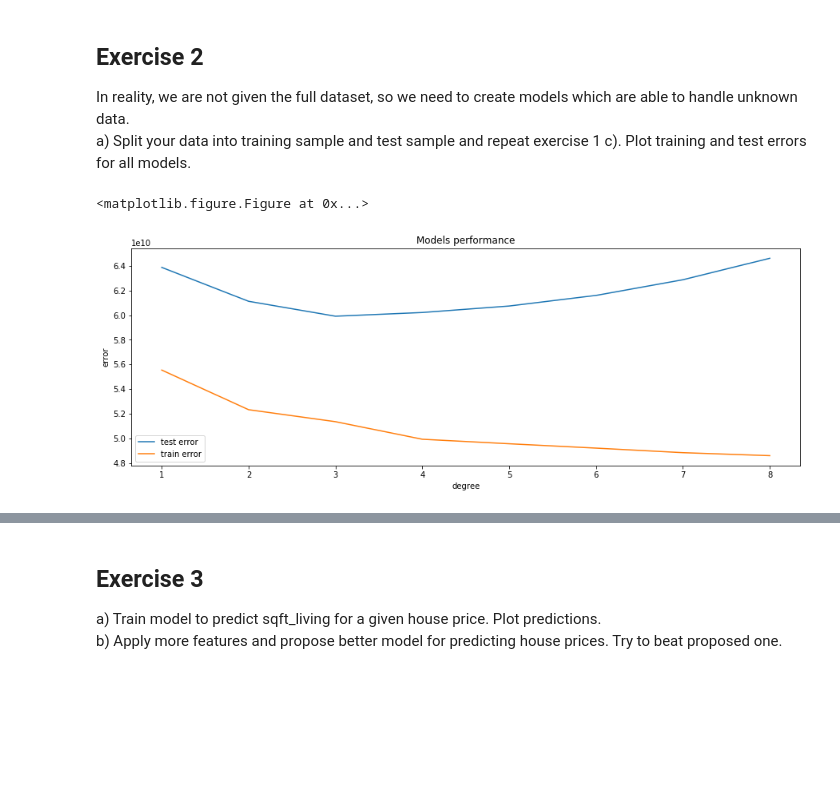
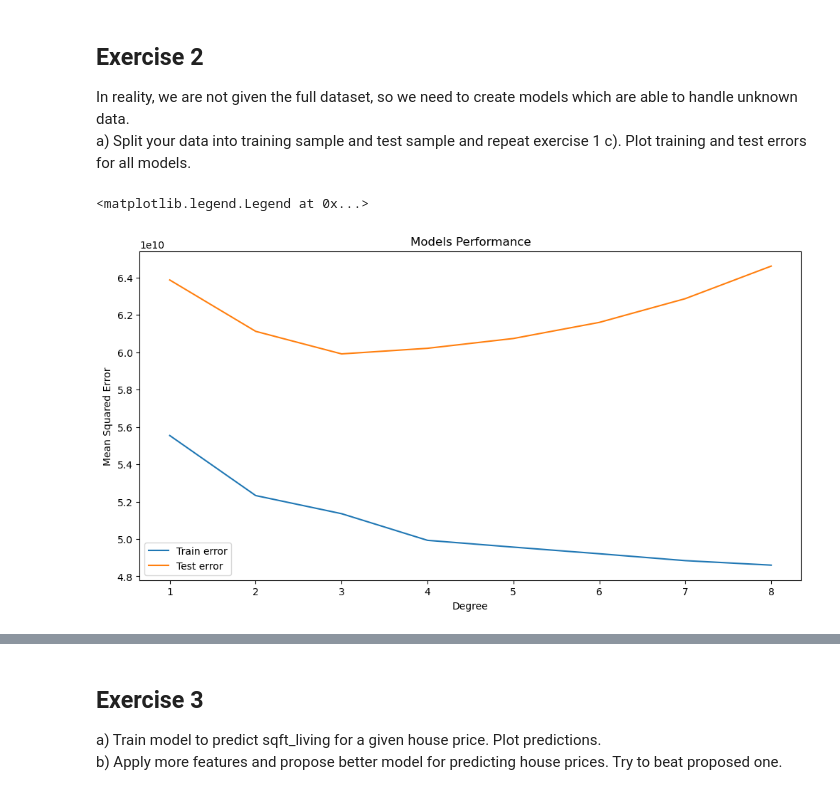
Before and after one commit to Mateoo18/Data_Science, a Jupyter notebook: Exercise_2/Assignment_2_without_code.ipynb, the cells around one changed output, grey strips where cells are left out. Saved outputs shown, nothing was run; the diff lists cells and outputs as text; code cells hidden in the pictures; blank space fills up the shorter version.

```diff
--- a/Exercise_2/Assignment_2_without_code.ipynb
+++ b/Exercise_2/Assignment_2_without_code.ipynb
@@ -76,14 +102,27 @@ plt.plot(degree,mean)
 ## Exercise 2
 In reality, we are not given the full dataset, so we need to create models which are able to handle unknown data.
 a) Split your data into training sample and test sample and repeat exercise 1 c). Plot training and test errors for all models.
-# %%
-#a)
-
-for order in range(1,9):
-
-    X_train, X_test, y_train, y_test = train_test_split(X_order, y, test_size=0.3, random_state=44)
-
-    ...
-# %% [output]
-<matplotlib.figure.Figure at 0x...>
-[figure, removed]
+# %%
+#a)
+mean_train=[]
+mean_test=[]
+for order in range(1,9):
+    poly=PolynomialFeatures(order, include_bias=False)
+    X_order = poly.fit_transform(x)
+    X_train, X_test, y_train, y_test = train_test_split(X_order, y, test_size=0.3, random_state=44)
+    model = LinearRegression()
+    model.fit(X_train, y_train)
+    y_pred_train = model.predict(X_train)
+    y_pred_test=model.predict(X_test)
+    mean_train.append(mean_squared_error(y_train, y_pred_train))
+    mean_test.append(mean_squared_error(y_test, y_pred_test))
+plt.figure(figsize = (12,6))
+plt.xlabel('Degree')
+plt.ylabel('Mean Squared Error')
+plt.plot(degree,mean_train,label="Train error")
+plt.plot(degree,mean_test,label="Test error")
+plt.title("Models Performance")
+plt.legend()
+# %% [output]
+<matplotlib.legend.Legend at 0x...>
+[figure, added]
```
Also changed, not shown: parts of 14 cells of this notebook, 1 other file.
